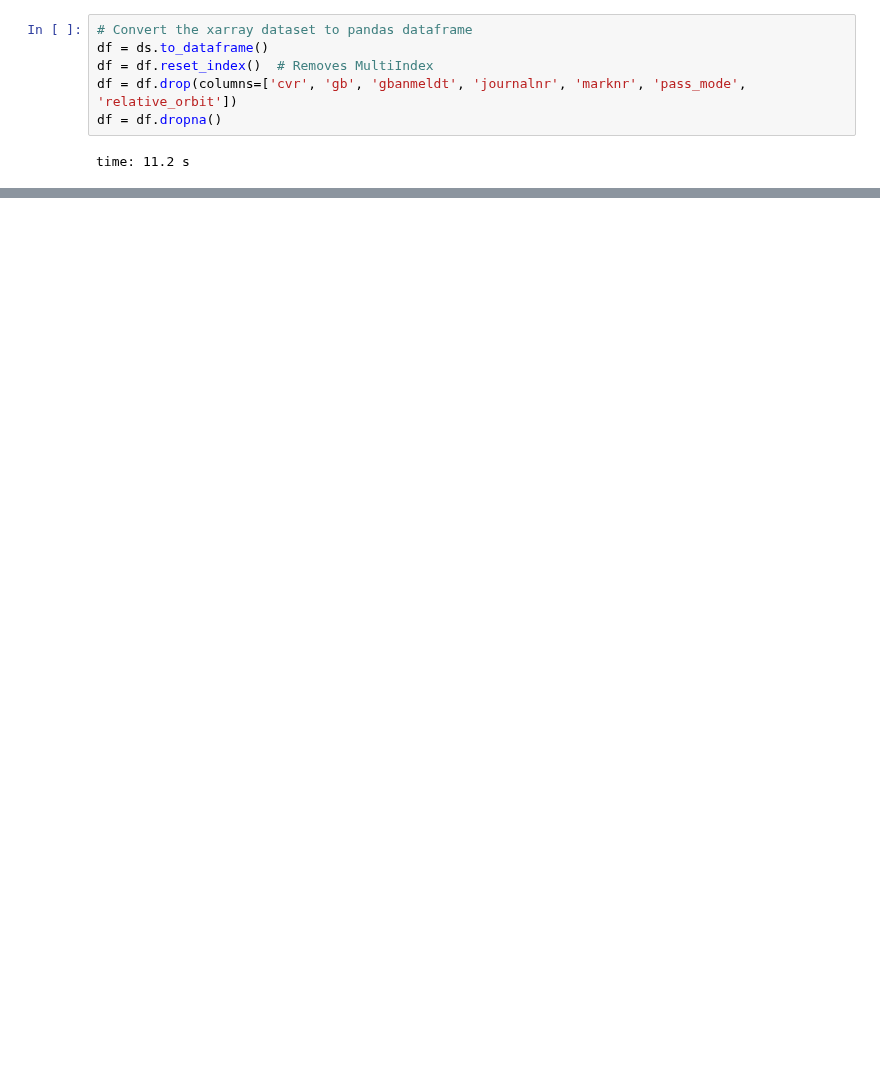
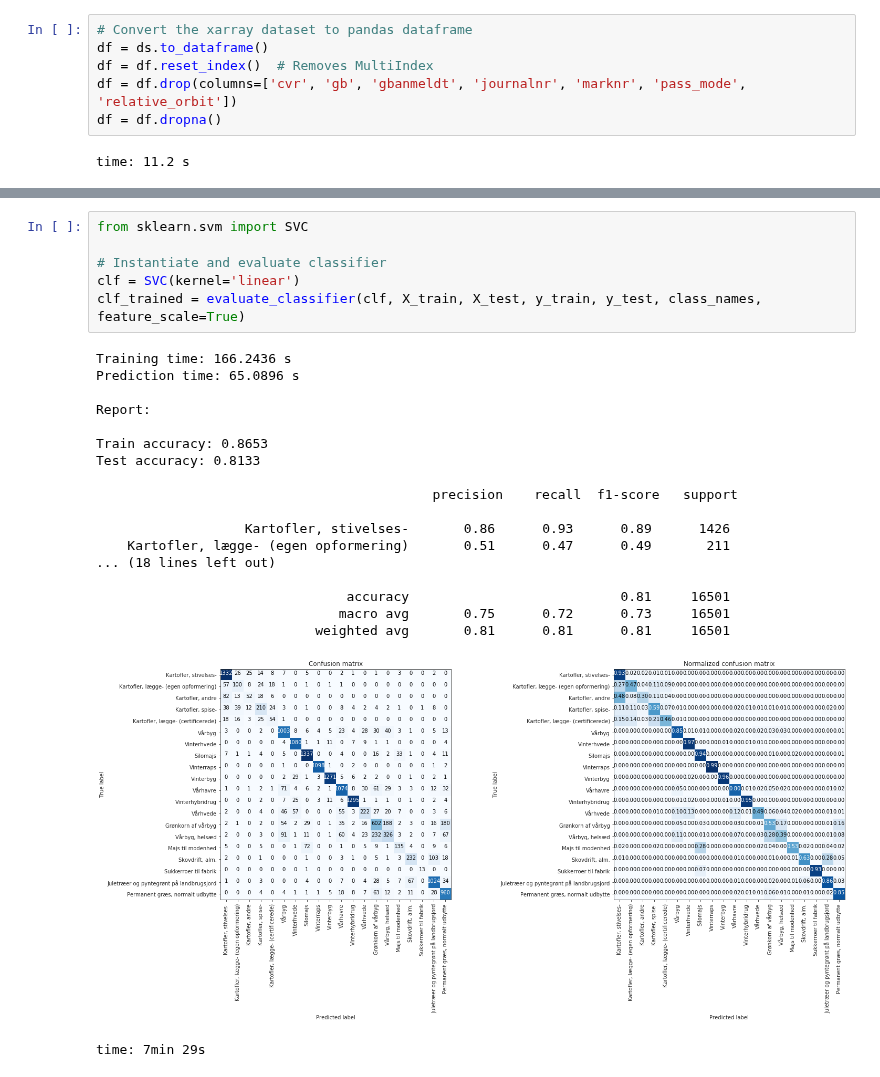
Before and after one commit to JacobJeppesen/PublicSectorConsultancy, a Jupyter notebook: potato_nematode_predictor/notebooks/03_TrainClassifiers.ipynb, the cells around one changed output, grey strips where cells are left out. Cells and saved outputs as stored; diff of their text form; blank space fills up the shorter version.

```diff
--- a/potato_nematode_predictor/notebooks/03_TrainClassifiers.ipynb
+++ b/potato_nematode_predictor/notebooks/03_TrainClassifiers.ipynb
@@ -182,0 +227,26 @@ time: 67.4 ms
+# %%
+from sklearn.svm import SVC
+
+# Instantiate and evaluate classifier
+clf = SVC(kernel='linear')
+clf_trained = evaluate_classifier(clf, X_train, X_test, y_train, y_test, class_names,  feature_scale=True)
+# %% [output]
+Training time: 166.2436 s
+Prediction time: 65.0896 s
+
+Report:
+
+Train accuracy: 0.8653
+Test accuracy: 0.8133
+
+                                           precision    recall  f1-score   support
+
+                   Kartofler, stivelses-       0.86      0.93      0.89      1426
+    Kartofler, lægge- (egen opformering)       0.51      0.47      0.49       211
+... (18 lines left out)
+
+                                accuracy                           0.81     16501
+                               macro avg       0.75      0.72      0.73     16501
+                            weighted avg       0.81      0.81      0.81     16501
+[figure, added]
+time: 7min 29s
```
Also changed, not shown: parts of 17 cells of this notebook, 2 other files.
